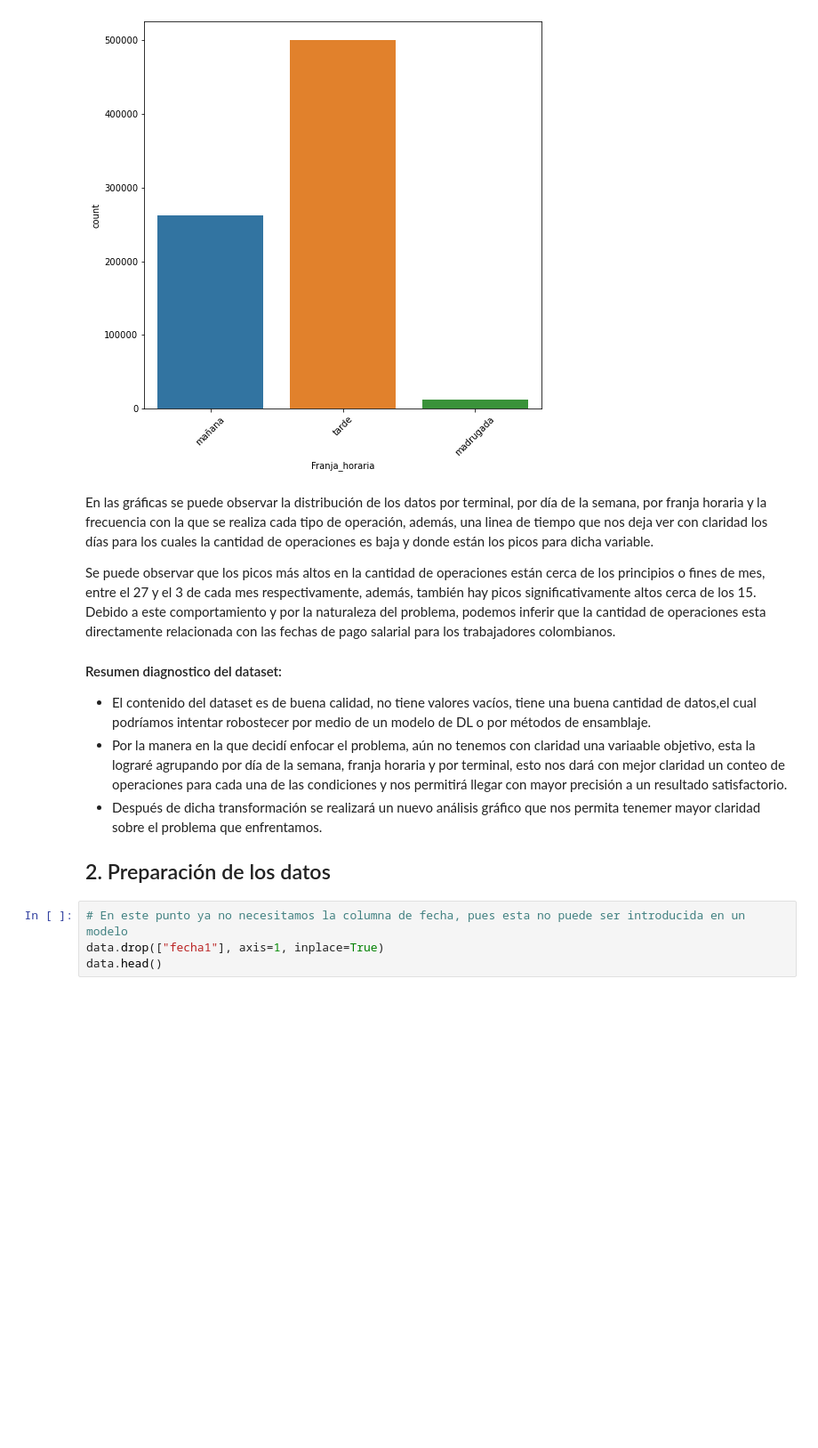
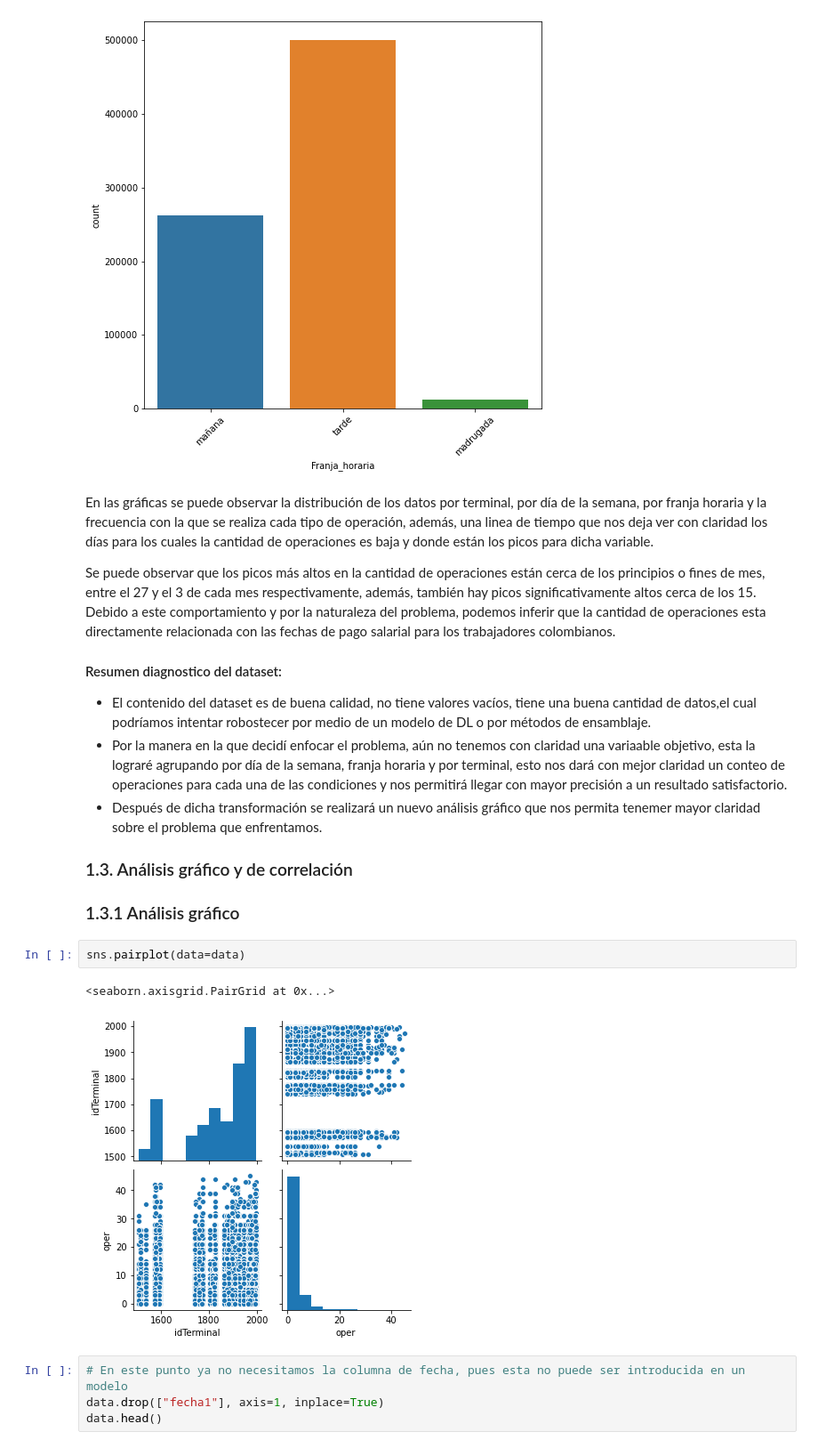
Before and after one commit to jmmendozae/DS_Projects_MM, a Jupyter notebook: Prueba_Porvenir.ipynb, the cells around one changed output. Shown: that part at 89% size. Saved outputs shown, nothing was run; the diff lists cells and outputs as text; blank space fills up the shorter version.

Commit message:
pairplot

```diff
--- a/Prueba_Porvenir.ipynb
+++ b/Prueba_Porvenir.ipynb
@@ -191,7 +191,14 @@ Se puede observar que los picos más altos en la cantidad de operaciones están
 * Por la manera en la que decidí enfocar el problema, aún no tenemos con claridad una variaable objetivo, esta la lograré agrupando por día de la semana, franja horaria y por terminal, esto nos dará con mejor claridad un conteo de operaciones para cada una de las condiciones y nos permitirá llegar con mayor precisión a un resultado satisfactorio.
 * Después de dicha transformación se realizará un nuevo análisis gráfico que nos permita tenemer mayor claridad sobre el problema que enfrentamos.
 
-## 2. Preparación de los datos
+### 1.3. Análisis gráfico y de correlación
+
+### 1.3.1 Análisis gráfico
+# %%
+sns.pairplot(data=data)
+# %% [output]
+<seaborn.axisgrid.PairGrid at 0x...>
+[figure, added]
 # %%
 # En este punto ya no necesitamos la columna de fecha, pues esta no puede ser introducida en un modelo
 data.drop(["fecha1"], axis=1, inplace=True)
```
Also changed, not shown: parts of 2 cells of this notebook.
